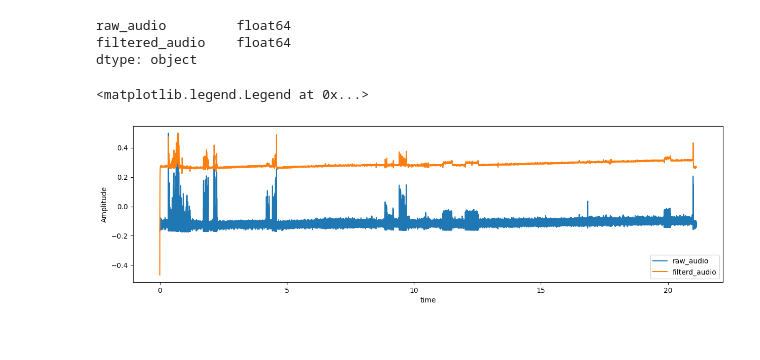
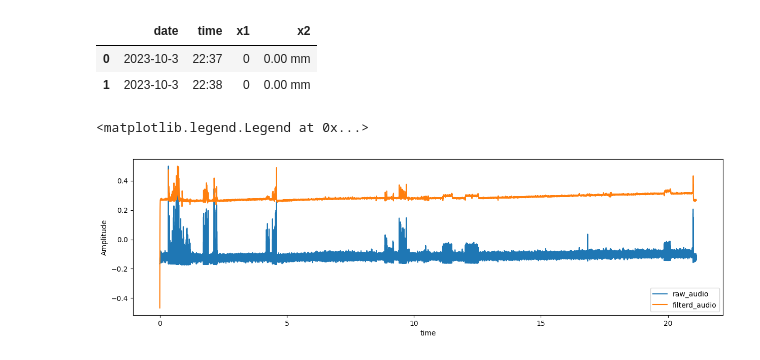
Before and after one commit to cksajil/rainfall_monitor, a Jupyter notebook: EDA_Rainfall.ipynb, the cells around one changed output. Cells and saved outputs as stored; diff of their text form; code cells hidden in the pictures.

Commit message:
Added mech vs sound template code

```diff
--- a/EDA_Rainfall.ipynb
+++ b/EDA_Rainfall.ipynb
@@ -7,13 +7,12 @@ import matplotlib.pyplot as plt
 # %%
 RECORDING_DIR = "recordings"
 OUTPUT_DIR = "output_wav"
+MECH_READINGS_FILE = "mechanical_sensor.csv"
+SOUND_READINGS_FILE = "sound_sensor.csv"
+# %%
+mech_cols = ["date", "time", "x1", "x2"]
+sound_cols = ["date", "time", "sound", "loudness"]
+col_names = ["raw_audio", "filtered_audio"]
 # %%
-col_names = ["raw_audio", "filtered_audio"]
-file_path = join(RECORDING_DIR, "doc5.csv")
-data = pd.read_csv(file_path, names=col_names).astype(float)
+mech_file_path = join(RECORDING_DIR, MECH_READINGS_FILE)
+mech_data = pd.read_csv(mech_file_path, names=mech_cols)
-# %%
-data.dtypes
-# %% [output]
-raw_audio         float64
-filtered_audio    float64
-dtype: object
@@ -23,3 +19,9 @@ filtered_audio = data["filtered_audio"].to_numpy()
+# %%
+mech_data.head(2)
+# %% [output]
+|  | date | time | x1 | x2 |
+| 0 | 2023-10-3 | 22:37 | 0 | 0.00 mm |
+| 1 | 2023-10-3 | 22:38 | 0 | 0.00 mm |
 # %%
 def normalize_signal(x):
     x /= np.max(np.abs(x),axis=0)
```
Also changed, not shown: parts of 1 cell of this notebook, 2 other files.
